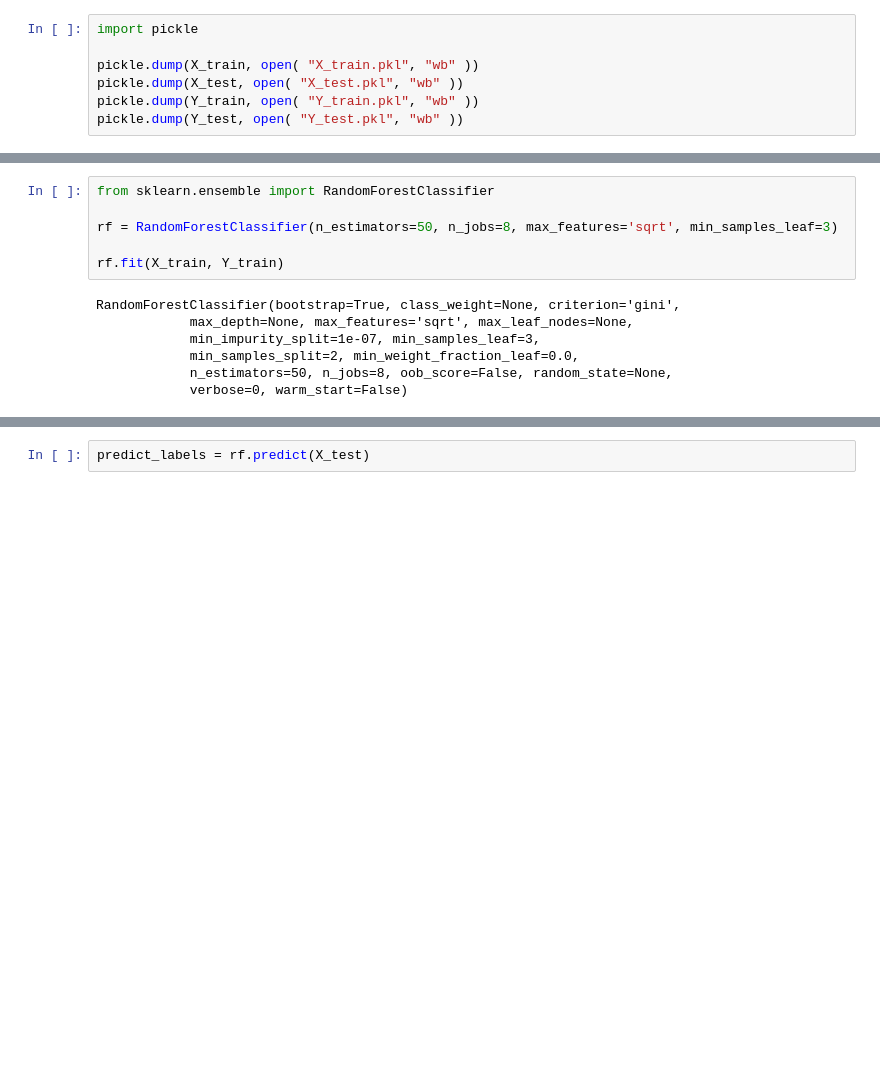
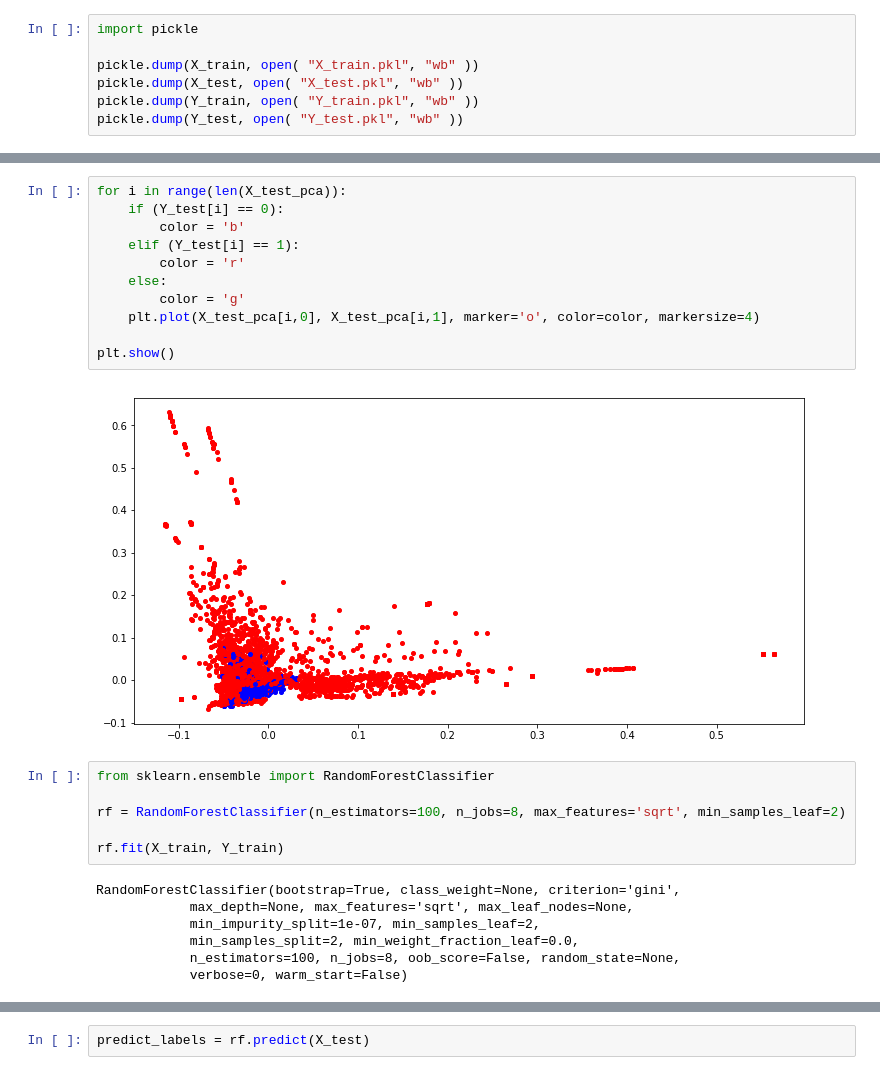
Before and after one commit to open-science-us/open-science, a Jupyter notebook: project/URL/Phishing-URLs-RF.ipynb, the cells around one changed output, grey strips where cells are left out. Drawn from its saved outputs; the diff is of its cells as text; blank space fills up the shorter version.

```diff
--- a/project/URL/Phishing-URLs-RF.ipynb
+++ b/project/URL/Phishing-URLs-RF.ipynb
@@ -215,15 +312,28 @@ pickle.dump(Y_test, open( "Y_test.pkl", "wb" ))
+# %%
+for i in range(len(X_test_pca)):
+    if (Y_test[i] == 0):
+        color = 'b'
+    elif (Y_test[i] == 1):
+        color = 'r'
+    else:
+        color = 'g'
+    plt.plot(X_test_pca[i,0], X_test_pca[i,1], marker='o', color=color, markersize=4)
+
+plt.show()
+# %% [output]
+[figure, added]
 # %%
 from sklearn.ensemble import RandomForestClassifier
 
-rf = RandomForestClassifier(n_estimators=50, n_jobs=8, max_features='sqrt', min_samples_leaf=3)
+rf = RandomForestClassifier(n_estimators=100, n_jobs=8, max_features='sqrt', min_samples_leaf=2)
 
 rf.fit(X_train, Y_train)
 # %% [output]
 RandomForestClassifier(bootstrap=True, class_weight=None, criterion='gini',
             max_depth=None, max_features='sqrt', max_leaf_nodes=None,
-            min_impurity_split=1e-07, min_samples_leaf=3,
+            min_impurity_split=1e-07, min_samples_leaf=2,
             min_samples_split=2, min_weight_fraction_leaf=0.0,
-            n_estimators=50, n_jobs=8, oob_score=False, random_state=None,
+            n_estimators=100, n_jobs=8, oob_score=False, random_state=None,
             verbose=0, warm_start=False)
 # %%
 accuracy_train = rf.score(X_train, Y_train)
```
Also changed, not shown: parts of 17 cells of this notebook.
